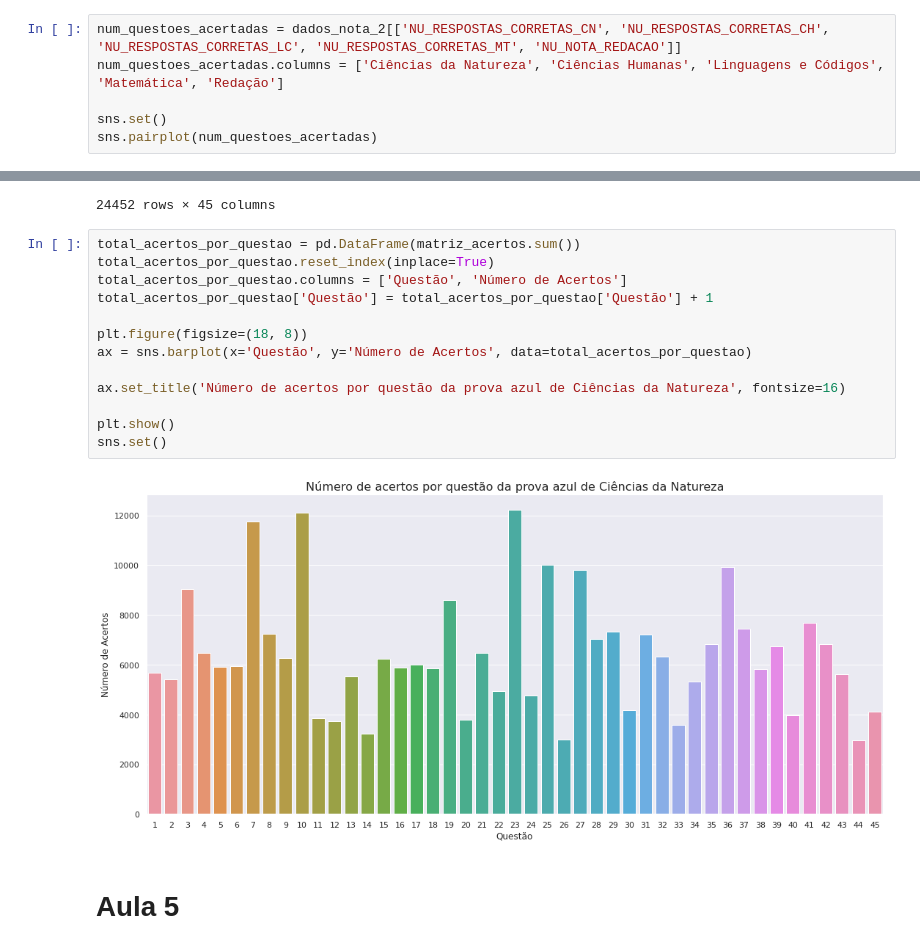
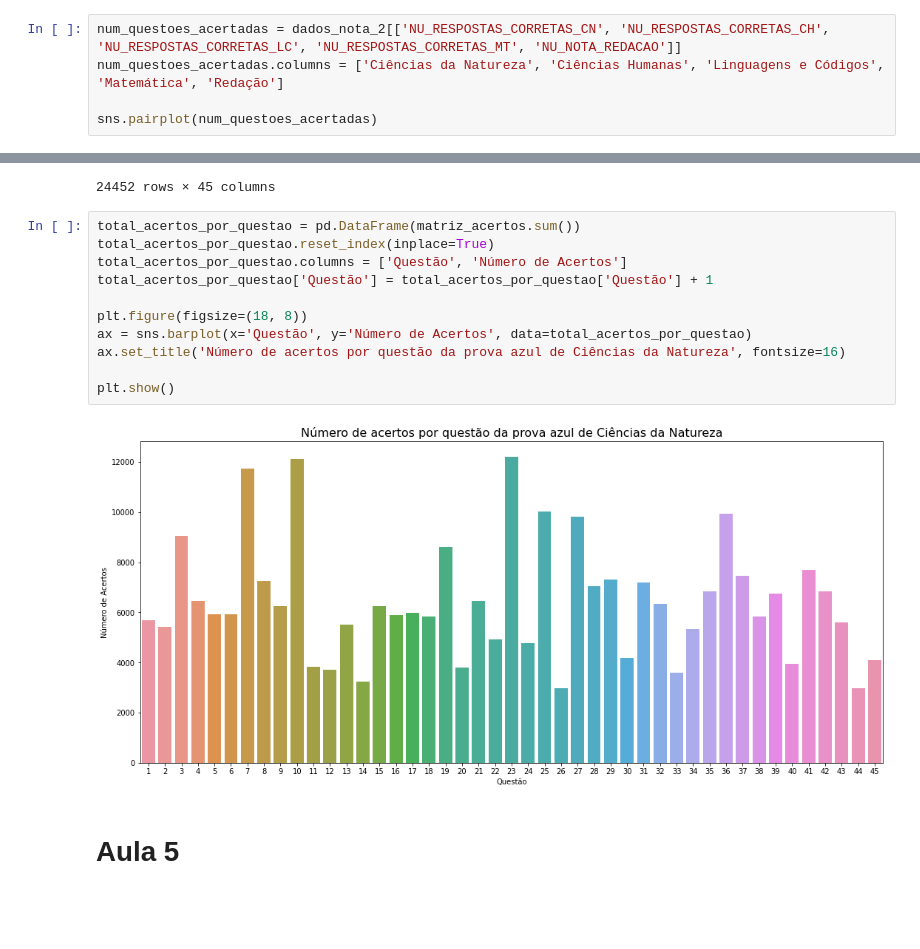
Before and after one commit to mateusfugita/QuarentenaDados, a Jupyter notebook: QuarentenaDados_ENEM_2018.ipynb, the cells around one changed output, grey strips where cells are left out. Saved outputs shown, nothing was run; the diff lists cells and outputs as text; blank space fills up the shorter version.

```diff
--- a/QuarentenaDados_ENEM_2018.ipynb
+++ b/QuarentenaDados_ENEM_2018.ipynb
@@ -173,7 +173,6 @@ dados_nota_2['NU_RESPOSTAS_CORRETAS_MT'] = dados_nota_2.apply(conta_acertos, mat
 num_questoes_acertadas = dados_nota_2[['NU_RESPOSTAS_CORRETAS_CN', 'NU_RESPOSTAS_CORRETAS_CH', 'NU_RESPOSTAS_CORRETAS_LC', 'NU_RESPOSTAS_CORRETAS_MT', 'NU_NOTA_REDACAO']]
 num_questoes_acertadas.columns = ['Ciências da Natureza', 'Ciências Humanas', 'Linguagens e Códigos', 'Matemática', 'Redação']
 
-sns.set()
 sns.pairplot(num_questoes_acertadas)
 # %% [output]
 <seaborn.axisgrid.PairGrid at 0x...>
@@ -226,18 +225,16 @@ matriz_acertos
 # %%
 total_acertos_por_questao = pd.DataFrame(matriz_acertos.sum())
 total_acertos_por_questao.reset_index(inplace=True)
 total_acertos_por_questao.columns = ['Questão', 'Número de Acertos']
 total_acertos_por_questao['Questão'] = total_acertos_por_questao['Questão'] + 1
 
 plt.figure(figsize=(18, 8))
 ax = sns.barplot(x='Questão', y='Número de Acertos', data=total_acertos_por_questao)
-
 ax.set_title('Número de acertos por questão da prova azul de Ciências da Natureza', fontsize=16)
 
 plt.show()
-sns.set()
 # %% [output]
-[figure, old version]
+[figure, new version]
 # %% [markdown]
 # Aula 5
 # %% [markdown]
```
Also changed, not shown: parts of 9 cells of this notebook.
